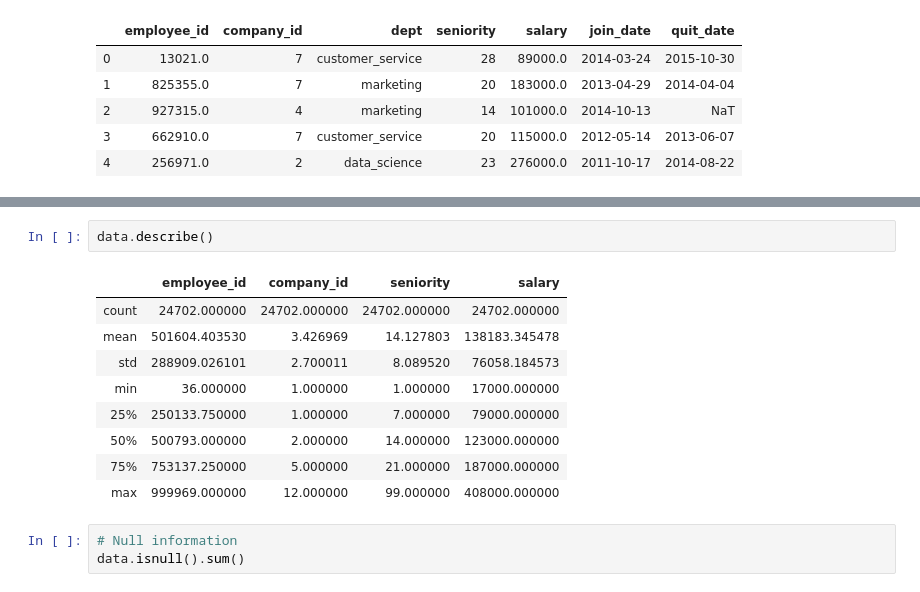
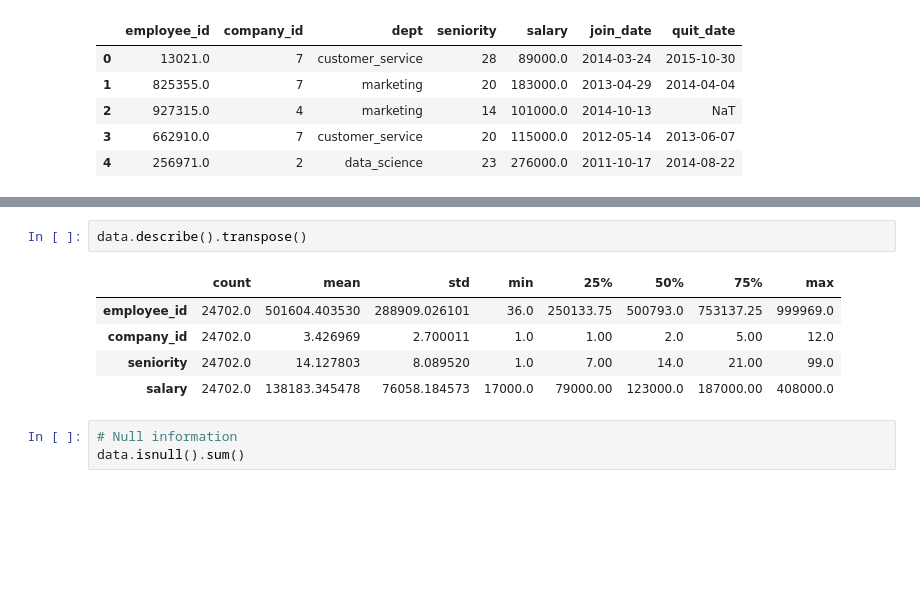
Before and after one commit to vwang0/DS_ML_Projects, a Jupyter notebook: collection_of_data_science_takehome_challenges/03. Employee-Retention/03. Employee Retention.ipynb, the cells around one changed output, grey strips where cells are left out. Drawn from its saved outputs; the diff is of its cells as text; blank space fills up the shorter version.

```diff
--- a/collection_of_data_science_takehome_challenges/03. Employee-Retention/03. Employee Retention.ipynb
+++ b/collection_of_data_science_takehome_challenges/03. Employee-Retention/03. Employee Retention.ipynb
@@ -41,17 +43,13 @@ quit_date      13510 non-null datetime64[ns]
 dtypes: datetime64[ns](2), float64(2), int64(2), object(1)
 memory usage: 1.3+ MB
 # %%
-data.describe()
+data.describe().transpose()
 # %% [output]
-|  | employee_id | company_id | seniority | salary |
-| count | 24702.000000 | 24702.000000 | 24702.000000 | 24702.000000 |
-| mean | 501604.403530 | 3.426969 | 14.127803 | 138183.345478 |
-| std | 288909.026101 | 2.700011 | 8.089520 | 76058.184573 |
-| min | 36.000000 | 1.000000 | 1.000000 | 17000.000000 |
-| 25% | 250133.750000 | 1.000000 | 7.000000 | 79000.000000 |
-| 50% | 500793.000000 | 2.000000 | 14.000000 | 123000.000000 |
-| 75% | 753137.250000 | 5.000000 | 21.000000 | 187000.000000 |
-| max | 999969.000000 | 12.000000 | 99.000000 | 408000.000000 |
+|  | count | mean | std | min | 25% | 50% | 75% | max |
+| employee_id | 24702.0 | 501604.403530 | 288909.026101 | 36.0 | 250133.75 | 500793.0 | 753137.25 | 999969.0 |
+| company_id | 24702.0 | 3.426969 | 2.700011 | 1.0 | 1.00 | 2.0 | 5.00 | 12.0 |
+| seniority | 24702.0 | 14.127803 | 8.089520 | 1.0 | 7.00 | 14.0 | 21.00 | 99.0 |
+| salary | 24702.0 | 138183.345478 | 76058.184573 | 17000.0 | 79000.00 | 123000.0 | 187000.00 | 408000.0 |
 # %%
 # Null information
 data.isnull().sum()
```
Also changed, not shown: parts of 7 cells of this notebook, 3 other files.
